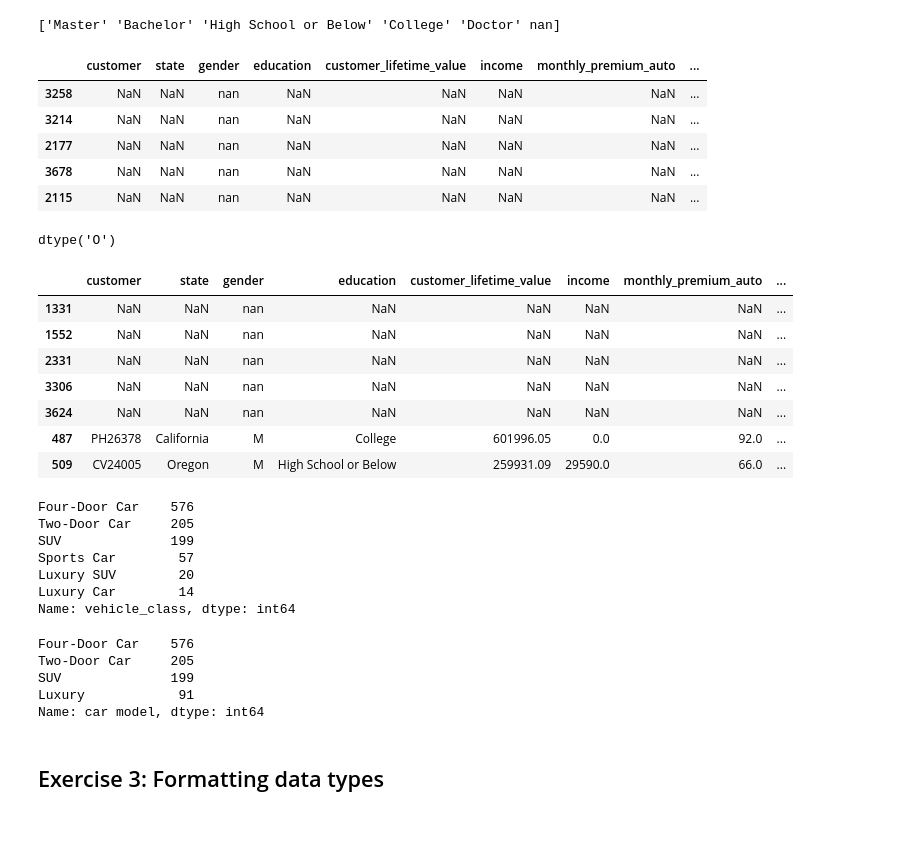
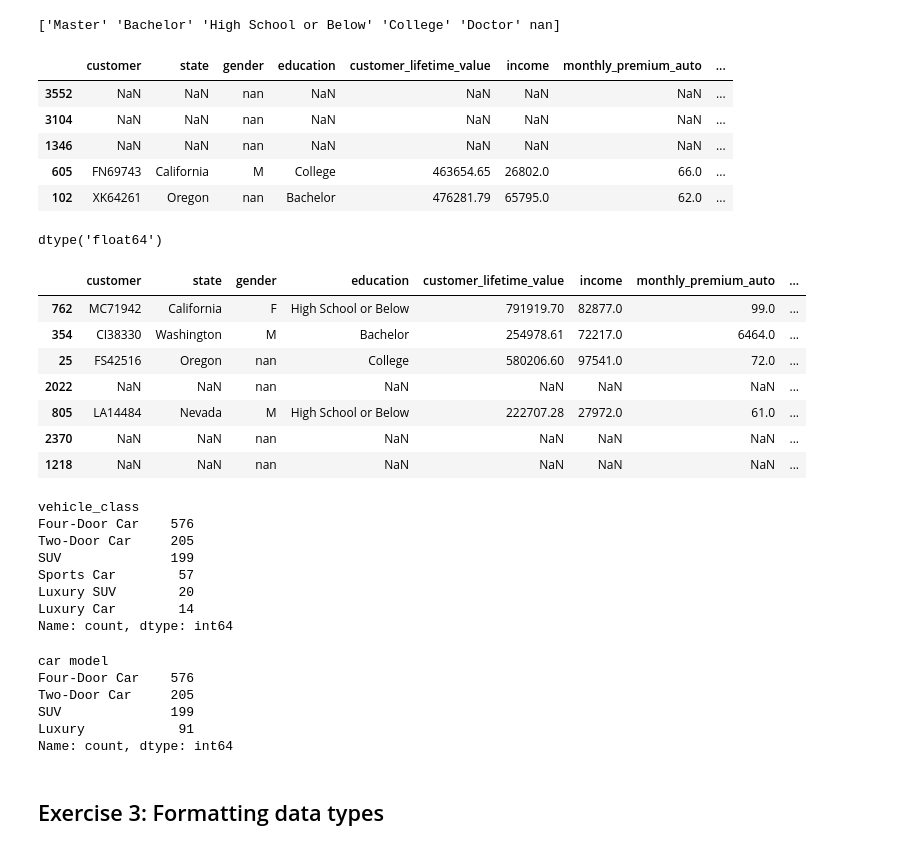
Before and after one commit to Mike578/lab-dw-data-cleaning-and-formatting, a Jupyter notebook: [LAB]_W2_Day_2_lab_dw_data_cleaning_and_formatting.ipynb, the cells around one changed output. Drawn from its saved outputs; the diff is of its cells as text; code cells hidden in the pictures.

```diff
--- a/[LAB]_W2_Day_2_lab_dw_data_cleaning_and_formatting.ipynb
+++ b/[LAB]_W2_Day_2_lab_dw_data_cleaning_and_formatting.ipynb
@@ -195,24 +207,31 @@ print(df['education'].unique())
 # %%
 # In Customer Lifetime Value, delete the % character
 df.head()
 
 # NOT WORKING: df[customer_lifetime_value] = df[customer_lifetime_value].strip(%)
+# df['customer_lifetime_value'] = df['customer_lifetime_value'].str.replace('%', '')
 
+# Convert 'customer_lifetime_value' column to string data type
+df['customer_lifetime_value'] = df['customer_lifetime_value'].astype(str)
+
+# Remove '%' character from 'customer_lifetime_value' column
 df['customer_lifetime_value'] = df['customer_lifetime_value'].str.replace('%', '')
 
+# Convert the column to numeric if needed
+df['customer_lifetime_value'] = pd.to_numeric(df['customer_lifetime_value'], errors='coerce')
 
 df.sample(5) #returns randomly 5 rows of the dataframe
 # %% [output]
 |  | customer | state | gender | education | customer_lifetime_value | income | monthly_premium_auto | ... |
-| 3258 | NaN | NaN | nan | NaN | NaN | NaN | NaN | ... |
-| 3214 | NaN | NaN | nan | NaN | NaN | NaN | NaN | ... |
-| 2177 | NaN | NaN | nan | NaN | NaN | NaN | NaN | ... |
-| 3678 | NaN | NaN | nan | NaN | NaN | NaN | NaN | ... |
-| 2115 | NaN | NaN | nan | NaN | NaN | NaN | NaN | ... |
+| 3552 | NaN | NaN | nan | NaN | NaN | NaN | NaN | ... |
+| 3104 | NaN | NaN | nan | NaN | NaN | NaN | NaN | ... |
+| 1346 | NaN | NaN | nan | NaN | NaN | NaN | NaN | ... |
+| 605 | FN69743 | California | M | College | 463654.65 | 26802.0 | 66.0 | ... |
+| 102 | XK64261 | Oregon | nan | Bachelor | 476281.79 | 65795.0 | 62.0 | ... |
 # %%
 df['customer_lifetime_value'].dtypes
 # %% [output]
-dtype('O')
+dtype('float64')
 # %%
 # In vehicle class, "Sports Car", "Luxury SUV" and "Luxury Car" could be replaced by "Luxury"
 #df['vehicle_class'] = df['vehicle_class'].replace(['Sports Car', 'Luxury SUV', 'Luxury Car'], 'Luxury')
@@ -220,31 +239,33 @@ df['car model'] = df['vehicle_class'].replace(['Sports Car', 'Luxury SUV', 'Luxu
 df.sample(7)
 # %% [output]
 |  | customer | state | gender | education | customer_lifetime_value | income | monthly_premium_auto | ... |
-| 1331 | NaN | NaN | nan | NaN | NaN | NaN | NaN | ... |
-| 1552 | NaN | NaN | nan | NaN | NaN | NaN | NaN | ... |
-| 2331 | NaN | NaN | nan | NaN | NaN | NaN | NaN | ... |
-| 3306 | NaN | NaN | nan | NaN | NaN | NaN | NaN | ... |
-| 3624 | NaN | NaN | nan | NaN | NaN | NaN | NaN | ... |
-| 487 | PH26378 | California | M | College | 601996.05 | 0.0 | 92.0 | ... |
-| 509 | CV24005 | Oregon | M | High School or Below | 259931.09 | 29590.0 | 66.0 | ... |
+| 762 | MC71942 | California | F | High School or Below | 791919.70 | 82877.0 | 99.0 | ... |
+| 354 | CI38330 | Washington | M | Bachelor | 254978.61 | 72217.0 | 6464.0 | ... |
+| 25 | FS42516 | Oregon | nan | College | 580206.60 | 97541.0 | 72.0 | ... |
+| 2022 | NaN | NaN | nan | NaN | NaN | NaN | NaN | ... |
+| 805 | LA14484 | Nevada | M | High School or Below | 222707.28 | 27972.0 | 61.0 | ... |
+| 2370 | NaN | NaN | nan | NaN | NaN | NaN | NaN | ... |
+| 1218 | NaN | NaN | nan | NaN | NaN | NaN | NaN | ... |
 # %%
 df['vehicle_class'].value_counts()
 # %% [output]
+vehicle_class
 Four-Door Car    576
 Two-Door Car     205
 SUV              199
 Sports Car        57
 Luxury SUV        20
 Luxury Car        14
-Name: vehicle_class, dtype: int64
+Name: count, dtype: int64
 # %%
 df['car model'].value_counts()
 # %% [output]
+car model
 Four-Door Car    576
 Two-Door Car     205
 SUV              199
 Luxury            91
-Name: car model, dtype: int64
+Name: count, dtype: int64
 # %% [markdown]
 ## Exercise 3: Formatting data types
 # %% [markdown]
```
Also changed, not shown: parts of 23 cells of this notebook.
